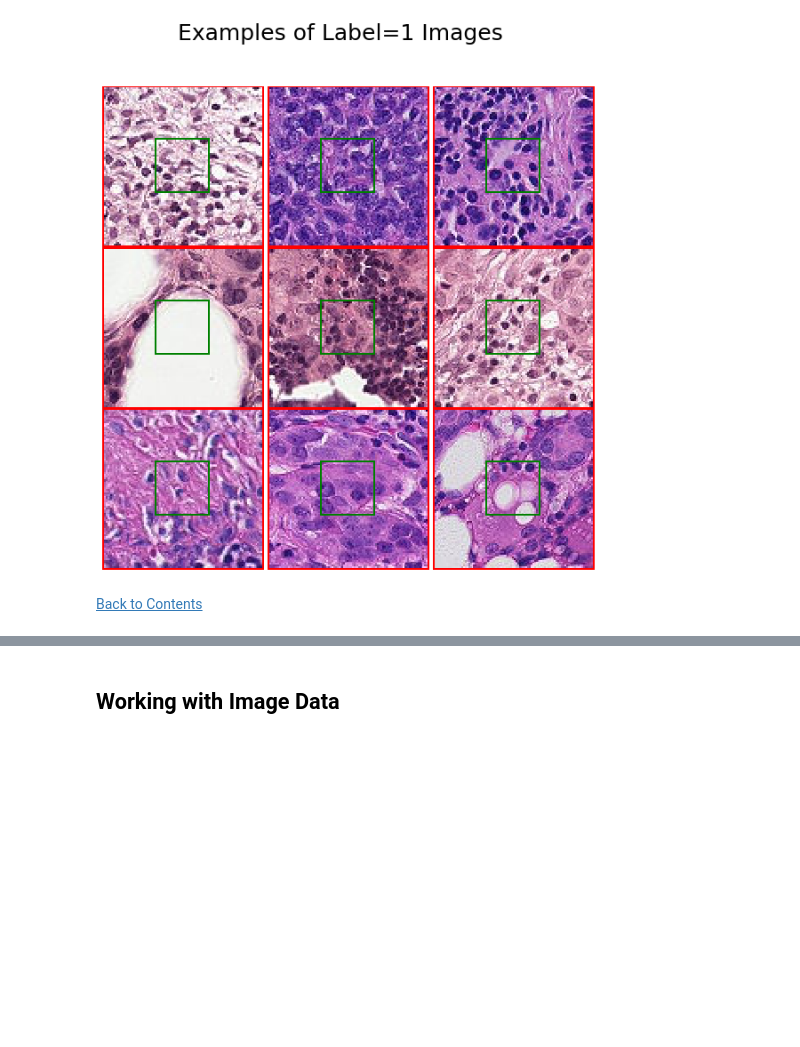
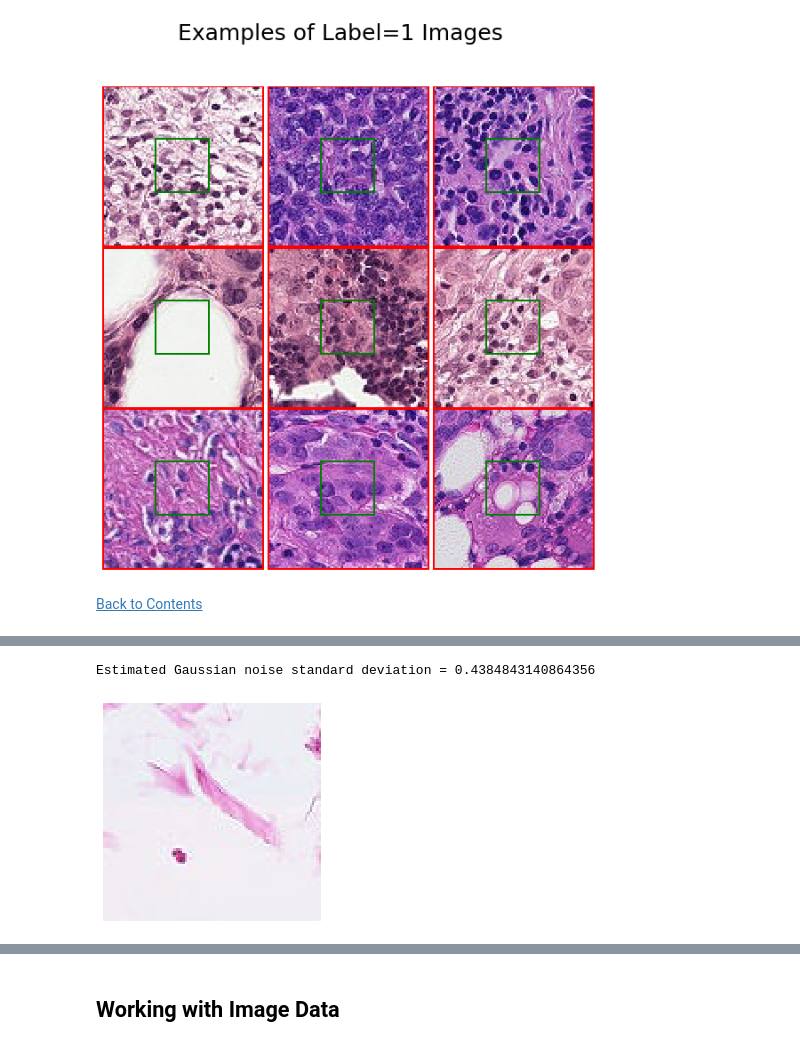
Before and after one commit to alessiot/Histopathologic-Cancer-Detection, a Jupyter notebook: Histopathologic Cancer Detection.ipynb, the cells around one changed output, grey strips where cells are left out. Cells and saved outputs as stored; diff of their text form; code cells hidden in the pictures; blank space fills up the shorter version.

```diff
--- a/Histopathologic Cancer Detection.ipynb
+++ b/Histopathologic Cancer Detection.ipynb
@@ -138,0 +149,15 @@ plot_images(1)
+# %%
+imgs_0 = np.array(Image.open(os.path.join(img_path,
+                                 np.random.choice(training_labels_df.loc[training_labels_df['label']==0]['id'].values, size=1)[0]) +'.tif'))
+
+plt.imshow(np.array(imgs_0))
+plt.axis('off')
+
+# Estimate the average noise standard deviation across color channels.
+sigma_est = estimate_sigma(imgs_0, multichannel=True, average_sigmas=True)
+# Due to clipping in random_noise, the estimate will be a bit smaller than the
+# specified sigma.
+print(f"Estimated Gaussian noise standard deviation = {sigma_est}")
+# %% [output]
+Estimated Gaussian noise standard deviation = 0.4384843140864356
+[figure, added]
```
Also changed, not shown: parts of 28 cells of this notebook.
